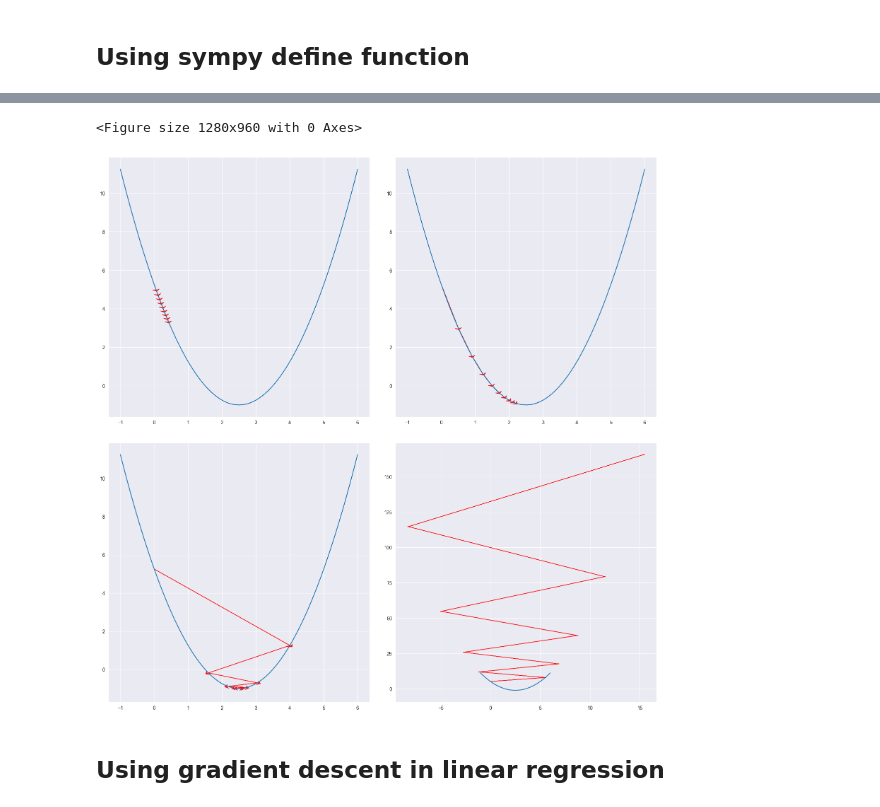
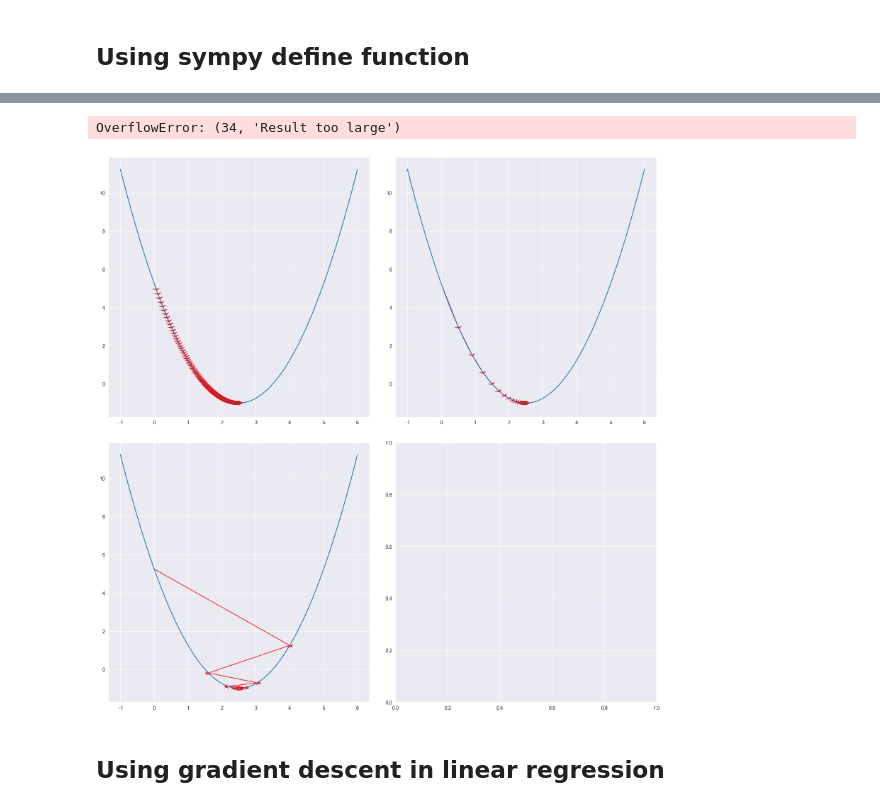
Before and after one commit to Man-Yacan/Study-for-Machine-Learning, a Jupyter notebook: 03-GradientDescent.ipynb, the cells around one changed output, grey strips where cells are left out. Cells and saved outputs as stored; diff of their text form; code cells hidden in the pictures.

```diff
--- a/03-GradientDescent.ipynb
+++ b/03-GradientDescent.ipynb
@@ -60,10 +60,9 @@ f_x = (x - 2.5) ** 2 - 1
 # Calculate f(x)
 f_x_fcn = lambdify(x, f_x)
 
-# Define derivation of function f_x
-f_x_1_diff = diff(f_x, x)
 # Calculate f'(x)
-f_x_1_diff_fcn = lambdify(x, f_x_1_diff)
+f_x_diff = diff(f_x, x)
+f_x_diff_fcn = lambdify(x, f_x_diff)
 
 x_arr = np.linspace(-1, 6, 200)
 y_arr = f_x_fcn(x_arr)
@@ -76,10 +88,10 @@ plt.show()
 # %%
-learn_rate, _theta, epsilon = 0.3, 0, 1e-8
+learn_rate, _theta, epsilon = 0.1, 0, 1e-8
 theta_history = []
 i = 0  # Counter
 while True:
     i += 1
-    gradient = f_x_1_diff_fcn(_theta)
+    gradient = f_x_diff_fcn(_theta)
     last_theta = _theta
     theta_history.append(last_theta)
     _theta = _theta - learn_rate * gradient
@@ -100,7 +112,7 @@ def plot_theta_history(x, y, theta_his, ax):
     ax.plot(x, y)
     # plt.plot(theta_his, get_y(np.array(theta_his)),markersize=10, color='r', marker='+')
     arrow_x = np.array(theta_his)
-    arrow_y = get_y(np.array(theta_his))
+    arrow_y = f_x_fcn(np.array(theta_his))
     for i in range(1, len(arrow_x)):
         arrow_x_len = arrow_x[i] - arrow_x[i - 1]
         arrow_y_len = arrow_y[i] - arrow_y[i - 1]
@@ -121,7 +133,7 @@ eta_list = [0.01, 0.1, 0.8, 1.1]
 epsilon = 1e-8
 
 # 绘制标准曲线
-plt.figure(dpi=200)
+# plt.figure(dpi=200)
 # # plt.style.use('dark_background')
 fig, ax_arr = plt.subplots(2, 2, figsize=(20, 20))  # sharex、y设置子图共享x、y轴坐标
 fig.subplots_adjust(hspace=0.1, wspace=0.1)  # 设置子图的横纵间距
@@ -139,38 +151,15 @@ for i, eta in enumerate(eta_list):
 
     while True:
         j += 1
-        gradient = f_x_1_diff_fcn(_theta)
+        gradient = f_x_diff_fcn(_theta)
         last_theta = _theta
         theta_his.append(_theta)
         _theta = _theta - eta * gradient
 
-        if (abs(f_x_fcn(last_theta) - f_x_fcn(_theta)) < epsilon) or (j >= 10):
+        if (abs(f_x_fcn(last_theta) - f_x_fcn(_theta)) < epsilon):
             hues.success(f'theta is {_theta}, f(x) = {f_x_fcn(_theta)}, the counter is {j}.')
             plot_theta_history(x_arr, y_arr, theta_his, cur_ax)
             # cur_ax.plot(x_arr, y_arr)
             # cur_ax.scatter(theta_his, f_x_fcn(np.array(theta_his)), s=100, color='r', marker='+')
             break
-
-
-def plot_theta_history(ax, x, y, theta_his):
-    ax.plot(x, y)
-    # plt.plot(theta_his, get_y(np.array(theta_his)),markersize=10, color='r', marker='+')
-    arrow_x = np.array(theta_his)
-    arrow_y = get_y(np.array(theta_his))
-    for i in range(1, len(arrow_x)):
-        arrow_x_len = arrow_x[i] - arrow_x[i - 1]
-        arrow_y_len = arrow_y[i] - arrow_y[i - 1]
-        plt.arrow(
-            arrow_x[i - 1],
-            arrow_y[i - 1],
-            arrow_x_len,
-            arrow_y_len,
-            head_width=0.2,
-            head_length=0.1,
-            shape="full",
-            fc='red',  # header color
-            ec='red',  # line color
-            alpha=0.9,
-            overhang=0.5)
-    # plt.show()
 # %% [output]
@@ -181,5 +169,5 @@ def plot_theta_history(ax, x, y, theta_his):
-<Figure size 1280x960 with 0 Axes>
+OverflowError: (34, 'Result too large')
-[figure, old version]
+[figure, new version]
 # %% [markdown]
 ## Using gradient descent in linear regression
 # %%
```
Also changed, not shown: parts of 52 cells of this notebook, 1 other file.
